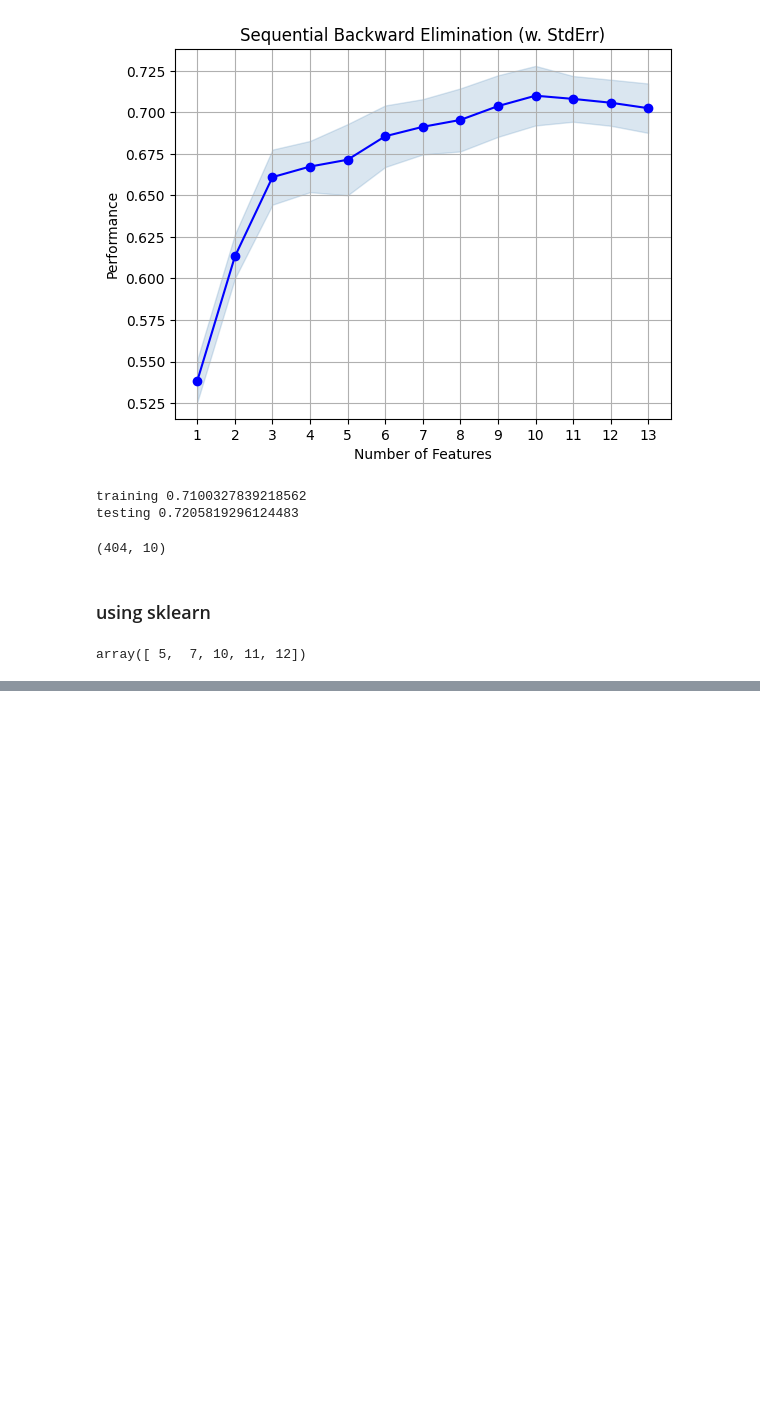
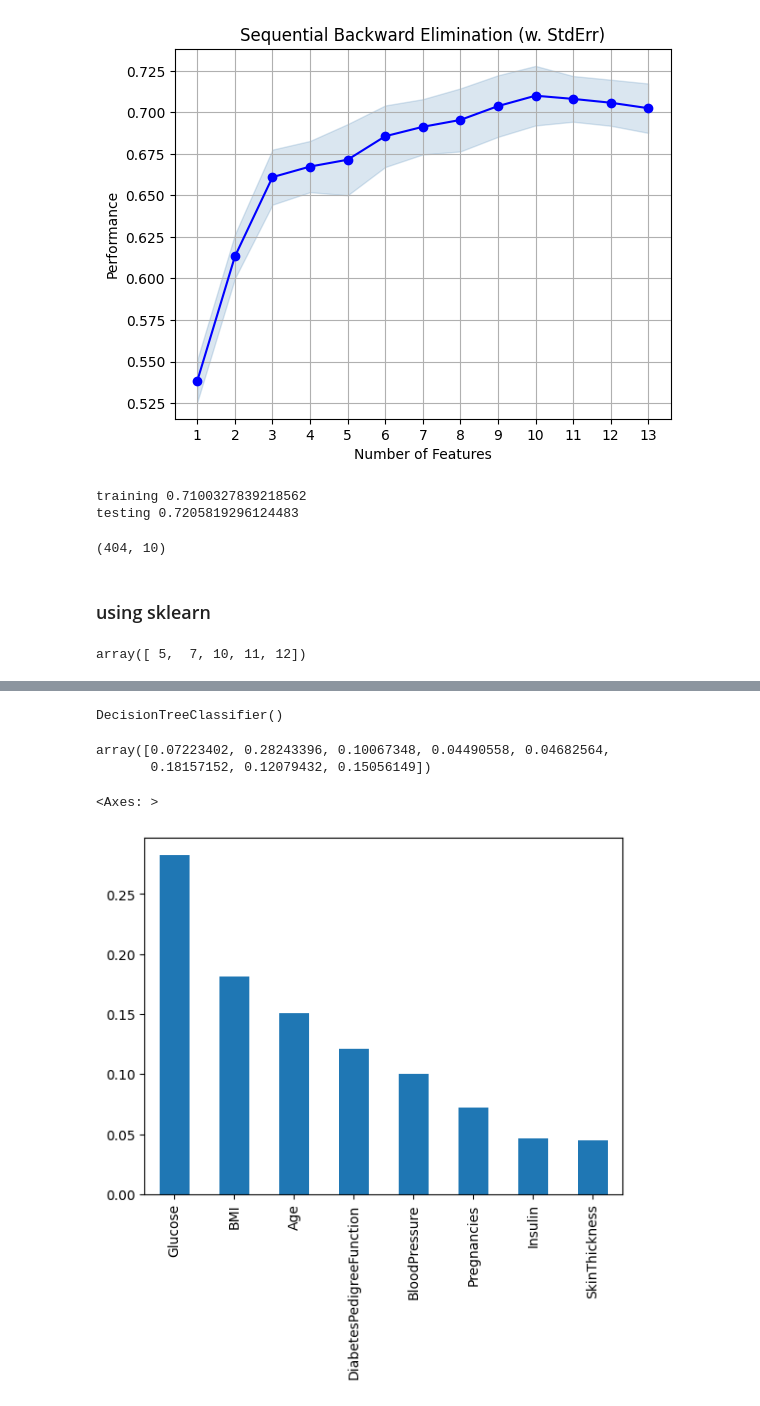
Before and after one commit to Danishdbu/ml1_Danish, a Jupyter notebook: Feature_Selection1.ipynb, the cells around one changed output, grey strips where cells are left out. Saved outputs shown, nothing was run; the diff lists cells and outputs as text; code cells hidden in the pictures; blank space fills up the shorter version.

```diff
--- a/Feature_Selection1.ipynb
+++ b/Feature_Selection1.ipynb
@@ -837,0 +936,7 @@ array([ 5,  7, 10, 11, 12])
+# %%
+from sklearn import datasets
+import pandas as pd
+
+df = pd.read_csv('diabetes.csv')
+
+df.head()
@@ -837,0 +950,28 @@ array([ 5,  7, 10, 11, 12])
+# %%
+from sklearn.model_selection import train_test_split
+
+X_train, X_test, y_train, y_test = train_test_split(df.iloc[:,0:-1],df.iloc[:,-1],test_size=0.2,random_state=1)
+# %%
+from pandas.core.common import random_state
+from sklearn.tree import DecisionTreeClassifier
+from sklearn.ensemble import RandomForestClassifier
+
+dt = DecisionTreeClassifier()
+rf = RandomForestClassifier()
+
+#dt.fit(X_train,y_train)
+dt.fit(X_train,y_train)
+# %% [output]
+DecisionTreeClassifier()
+# %%
+dt.feature_importances_
+# %% [output]
+array([0.07223402, 0.28243396, 0.10067348, 0.04490558, 0.04682564,
+       0.18157152, 0.12079432, 0.15056149])
+# %%
+x = pd.Series(np.abs(dt.feature_importances_),index=cols)
+
+x.sort_values(ascending=False).plot(kind='bar')
+# %% [output]
+<Axes: >
+[figure, added]
```
Also changed, not shown: parts of 15 cells of this notebook.
